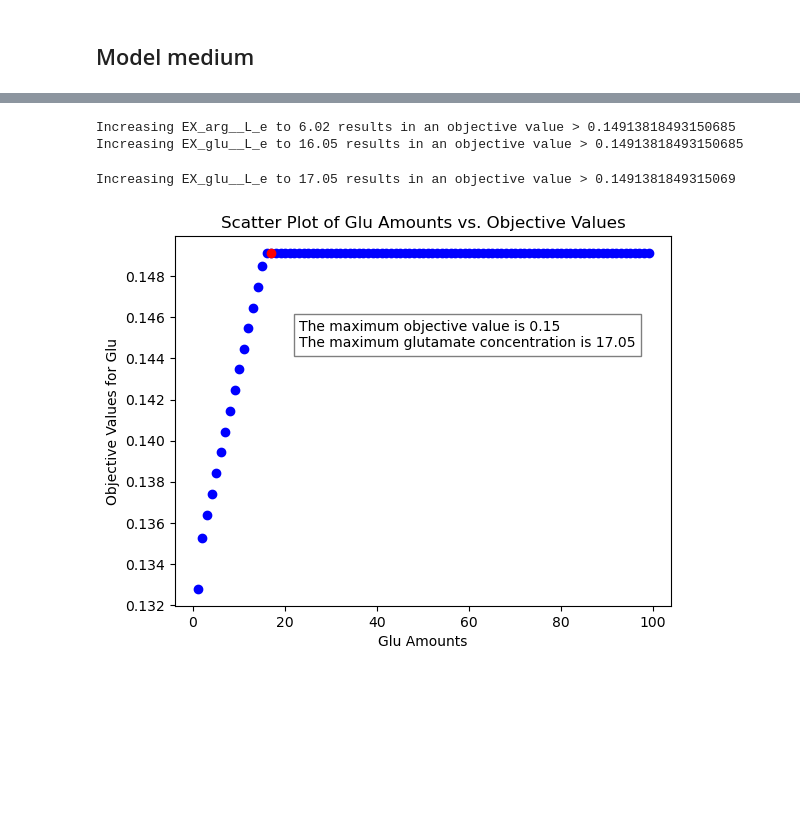
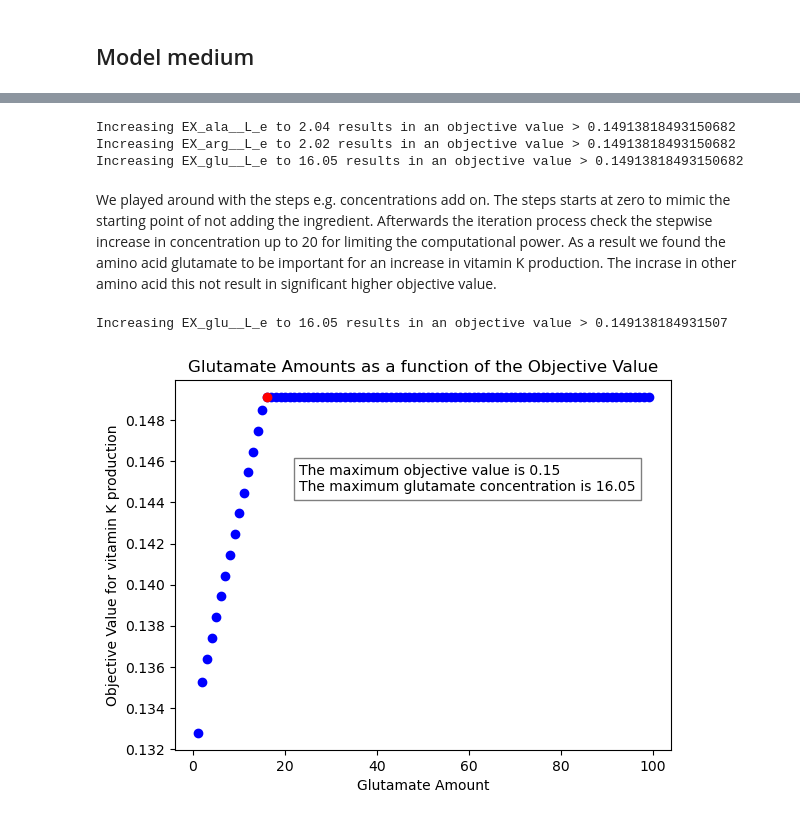
Before and after one commit to 27410/group-assingment-group12, a Jupyter notebook: Model_And_Medium_Adjustment.ipynb, the cells around one changed output, grey strips where cells are left out. Cells and saved outputs as stored; diff of their text form; code cells hidden in the pictures; blank space fills up the shorter version.

```diff
--- a/Model_And_Medium_Adjustment.ipynb
+++ b/Model_And_Medium_Adjustment.ipynb
@@ -1497,7 +1499,7 @@ for metabolite, concentration in initial_medium.items():
     medium_copy = copy.deepcopy(initial_medium)
 
     # Iterate over the increasing steps
-    for step in range(5, 25):
+    for step in range(0, 30):
         # Calculate the new concentration
         new_concentration = concentration + step_size * step
 
@@ -1517,8 +1519,13 @@ for metabolite, concentration in initial_medium.items():
 for metabolite, concentration in metabolite_changes.items():
     print(f"Increasing {metabolite} to {concentration} results in an objective value > {threshold_value}")
 # %% [output]
-Increasing EX_arg__L_e to 6.02 results in an objective value > 0.14913818493150685
-Increasing EX_glu__L_e to 16.05 results in an objective value > 0.14913818493150685
+Increasing EX_ala__L_e to 2.04 results in an objective value > 0.14913818493150682
+Increasing EX_arg__L_e to 2.02 results in an objective value > 0.14913818493150682
+Increasing EX_glu__L_e to 16.05 results in an objective value > 0.14913818493150682
+# %% [markdown]
+We played around with the steps e.g. concentrations add on. The steps starts at zero to mimic the starting point of not adding the ingredient. Afterwards the iteration process check the stepwise increase in concentration up to 20 for limiting the computational power.
+As a result we found the amino acid glutamate to be important for an increase in vitamin K production.
+The incrase in other amino acid this not result in significant higher objective value.
 # %%
 model.medium = original_medium
 import copy
@@ -1540,7 +1547,7 @@ obj_val_glu = []
 
 # Iterate over each metabolite in the initial medium
 for metabolite, concentration in initial_medium.items():
-    if initial_medium.metabolite. == "EX_glu__L_e":
+    if metabolite == "EX_glu__L_e":
         # Copy the initial medium for each iteration
         medium_copy = copy.deepcopy(initial_medium)
 
@@ -1567,28 +1574,29 @@ for metabolite, concentration in initial_medium.items():
 for metabolite, concentration in metabolite_changes.items():
     print(f"Increasing {metabolite} to {concentration} results in an objective value > {threshold_value}")
 # %% [output]
-Increasing EX_glu__L_e to 17.05 results in an objective value > 0.1491381849315069
+Increasing EX_glu__L_e to 16.05 results in an objective value > 0.149138184931507
 # %%
+import matplotlib.pyplot as plt
 plt.scatter(glu_amounts, obj_val_glu, color='blue', marker='o')
 
 # Find the index of the maximum value in obj_val_glu
 max_index = obj_val_glu.index(max(obj_val_glu))
 
 # Highlight and label the point with the maximum objective value
 
 plt.scatter(glu_amounts[max_index], obj_val_glu[max_index], color='red', marker='o')
 
 # Add labels and title
-plt.xlabel('Glu Amounts')
-plt.ylabel('Objective Values for Glu')
-plt.title('Scatter Plot of Glu Amounts vs. Objective Values')
+plt.xlabel('Glutamate Amount')
+plt.ylabel('Objective Value for vitamin K production')
+plt.title('Glutamate Amounts as a function of the Objective Value')
 
 text_box = f"The maximum objective value is {obj_val_glu[max_index]:.2f}\nThe maximum glutamate concentration is {glu_amounts[max_index]}"
 plt.text(0.25, 0.7, text_box, bbox=dict(facecolor='white', alpha=0.5), transform=plt.gca().transAxes)
 
 # Display the plot
 plt.show()
 # %% [output]
-[figure, old version]
+[figure, new version]
 # %%
 model.medium = original_medium
```
Also changed, not shown: parts of 8 cells of this notebook, 2 other files.
